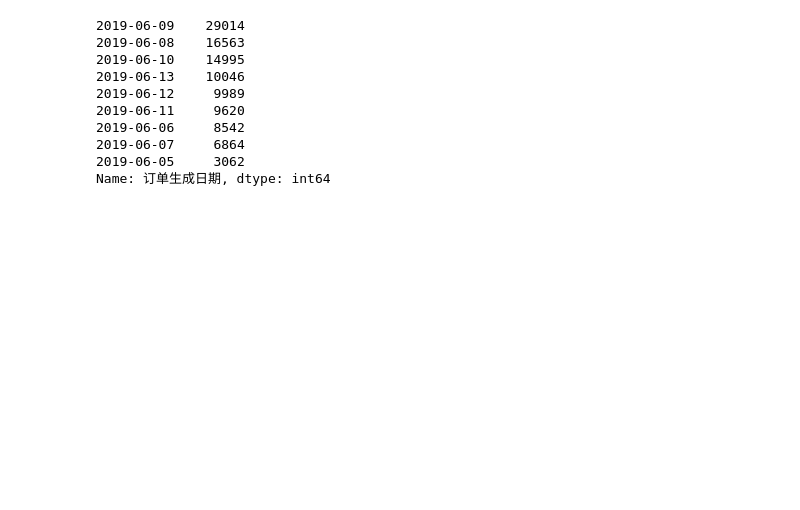
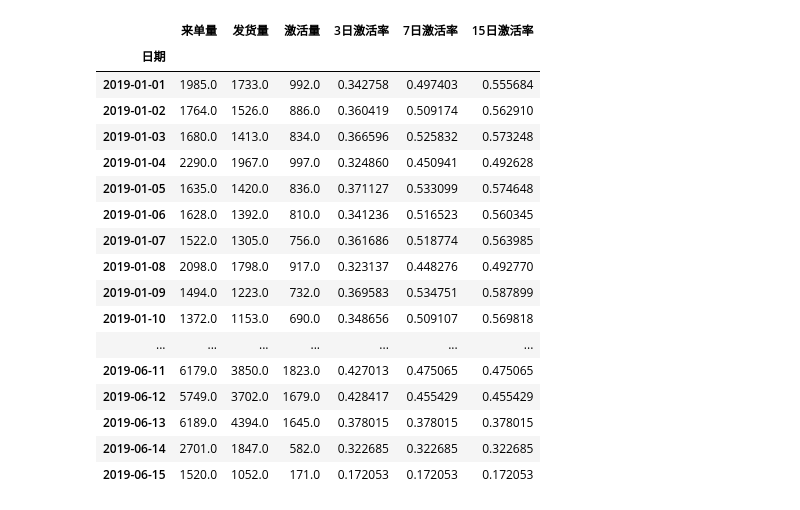
Before and after one commit to leidian99999/workbackup, a Jupyter notebook: 工作日常表/data_show/Untitled3.ipynb, the cells around one changed output. Drawn from its saved outputs; the diff is of its cells as text; code cells hidden in the pictures; blank space fills up the shorter version.

```diff
--- a/工作日常表/data_show/Untitled3.ipynb
+++ b/工作日常表/data_show/Untitled3.ipynb
@@ -83,13 +25,34 @@ df = pd.merge(df, split1, left_index=True, right_index=True)
+# %%
+data_New = pd.read_excel(r"G:\work\daily\DataShow\190616\A1_type_king_card (4).xlsx",sheet_name="全部产品激活情况",skiprows=2,header=0)
+# %%
+data_New = data_New.drop(columns=["Unnamed: 0"], axis=1)
+data_New = data_New.fillna(method="ffill")
+data_New = data_New[data_New["产品"] == "百度圣卡"]
+data_New = data_New[["日期","来单量","发货量","总激活量","3日激活率","7日激活率","15日激活率"]]
+data_New.rename(columns={"总激活量":"激活量"},inplace=True)
+data_New = data_New.set_index("日期")
+# %%
+df_New = data_New.copy()
+# %%
+df = pd.concat([df_M,df_New])
 # %%
-df["订单生成日期"].value_counts()
+df
 # %% [output]
-2019-06-09    29014
-2019-06-08    16563
-2019-06-10    14995
-2019-06-13    10046
-2019-06-12     9989
-2019-06-11     9620
-2019-06-06     8542
-2019-06-07     6864
-2019-06-05     3062
-Name: 订单生成日期, dtype: int64
+|  | 来单量 | 发货量 | 激活量 | 3日激活率 | 7日激活率 | 15日激活率 |
+| 日期 |  |  |  |  |  |  |
+| 2019-01-01 | 1985.0 | 1733.0 | 992.0 | 0.342758 | 0.497403 | 0.555684 |
+| 2019-01-02 | 1764.0 | 1526.0 | 886.0 | 0.360419 | 0.509174 | 0.562910 |
+| 2019-01-03 | 1680.0 | 1413.0 | 834.0 | 0.366596 | 0.525832 | 0.573248 |
+| 2019-01-04 | 2290.0 | 1967.0 | 997.0 | 0.324860 | 0.450941 | 0.492628 |
+| 2019-01-05 | 1635.0 | 1420.0 | 836.0 | 0.371127 | 0.533099 | 0.574648 |
+| 2019-01-06 | 1628.0 | 1392.0 | 810.0 | 0.341236 | 0.516523 | 0.560345 |
+| 2019-01-07 | 1522.0 | 1305.0 | 756.0 | 0.361686 | 0.518774 | 0.563985 |
+| 2019-01-08 | 2098.0 | 1798.0 | 917.0 | 0.323137 | 0.448276 | 0.492770 |
+| 2019-01-09 | 1494.0 | 1223.0 | 732.0 | 0.369583 | 0.534751 | 0.587899 |
+| 2019-01-10 | 1372.0 | 1153.0 | 690.0 | 0.348656 | 0.509107 | 0.569818 |
+| ... | ... | ... | ... | ... | ... | ... |
+| 2019-06-11 | 6179.0 | 3850.0 | 1823.0 | 0.427013 | 0.475065 | 0.475065 |
+| 2019-06-12 | 5749.0 | 3702.0 | 1679.0 | 0.428417 | 0.455429 | 0.455429 |
+| 2019-06-13 | 6189.0 | 4394.0 | 1645.0 | 0.378015 | 0.378015 | 0.378015 |
+| 2019-06-14 | 2701.0 | 1847.0 | 582.0 | 0.322685 | 0.322685 | 0.322685 |
+| 2019-06-15 | 1520.0 | 1052.0 | 171.0 | 0.172053 | 0.172053 | 0.172053 |
```
Also changed, not shown: parts of 24 cells of this notebook, 4 other files.
